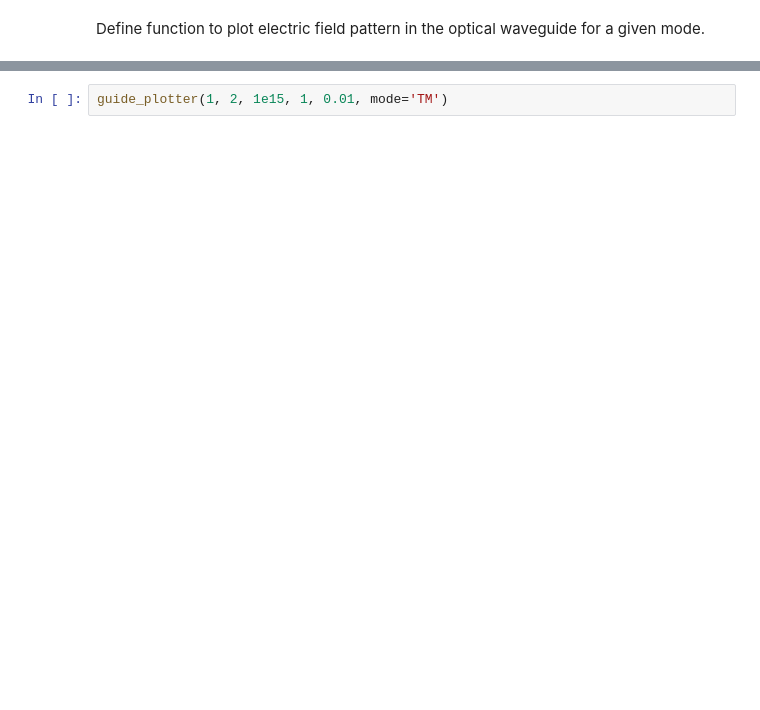
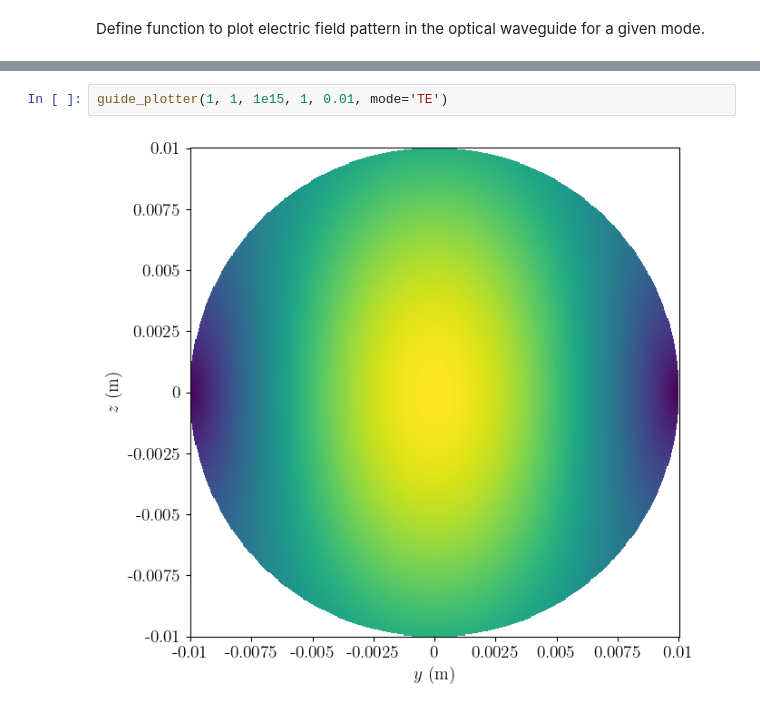
Before and after one commit to kya320/workshops, a Jupyter notebook: optical_waveguide.ipynb, the cells around one changed output, grey strips where cells are left out. Saved outputs shown, nothing was run; the diff lists cells and outputs as text; blank space fills up the shorter version.

```diff
--- a/optical_waveguide.ipynb
+++ b/optical_waveguide.ipynb
@@ -162,4 +169,6 @@ def TM_electric_field(m, n, frequency, kappa_e, radius, R, PHI):
 
     return E_r, E_phi, E_x
 # %%
-guide_plotter(1, 2, 1e15, 1, 0.01, mode='TM')
+guide_plotter(1, 1, 1e15, 1, 0.01, mode='TE')
+# %% [output]
+[figure, added]
```
Also changed, not shown: parts of 6 cells of this notebook.
